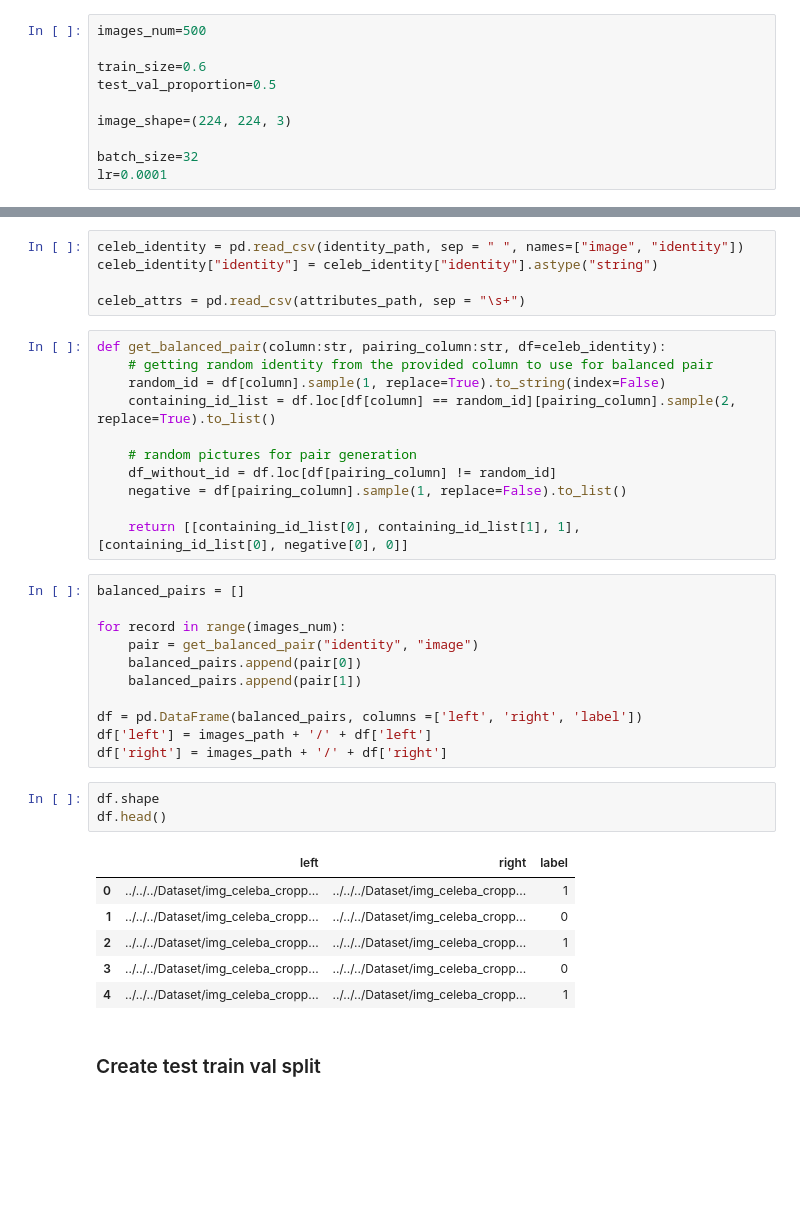
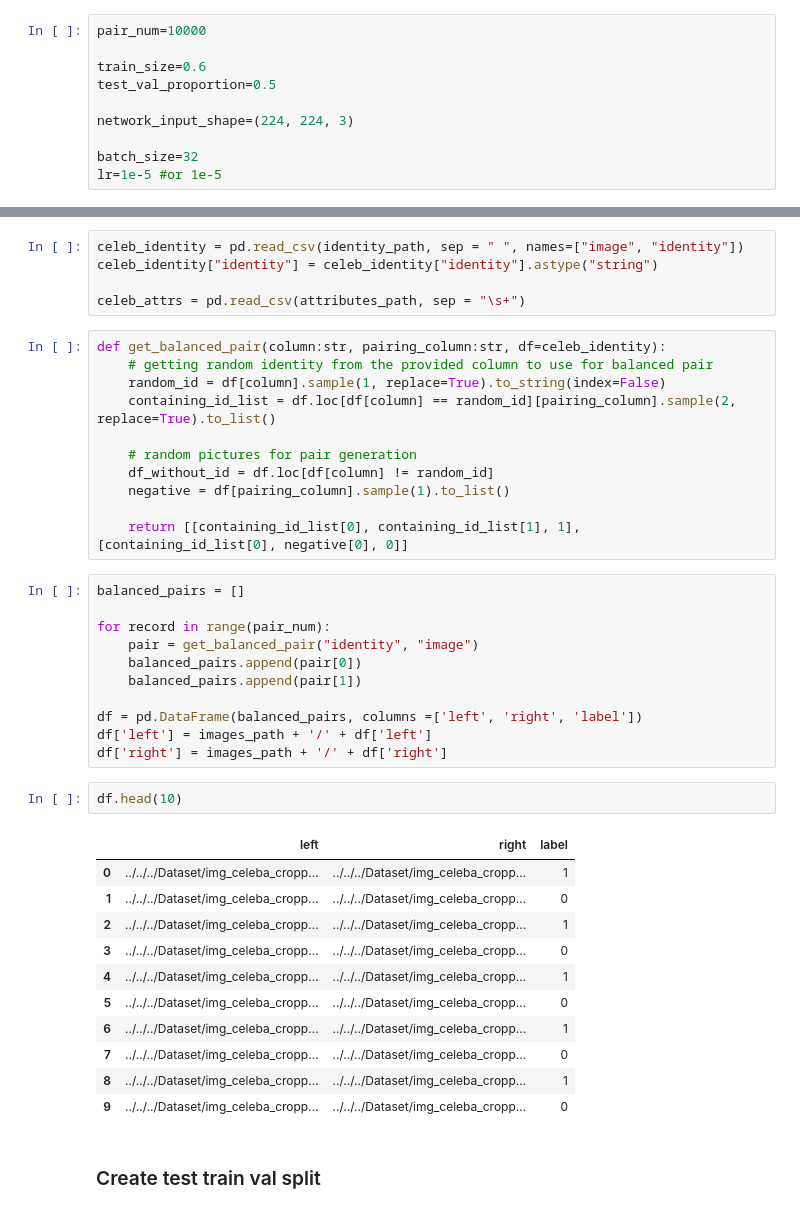
Before and after one commit to hrifanov/ml_project, a Jupyter notebook: Sprint_4/model/model_from_tensor_slices_v2.ipynb, the cells around one changed output, grey strips where cells are left out. Saved outputs shown, nothing was run; the diff lists cells and outputs as text; blank space fills up the shorter version.

```diff
--- a/Sprint_4/model/model_from_tensor_slices_v2.ipynb
+++ b/Sprint_4/model/model_from_tensor_slices_v2.ipynb
@@ -26,12 +28,12 @@ attributes_path = '../../../Dataset/list_attr_celeba.txt'
 # %% [markdown]
 ### Hyperparameters
 # %%
-images_num=500
+pair_num=10000
 
 train_size=0.6
 test_val_proportion=0.5
 
-image_shape=(224, 224, 3)
+network_input_shape=(224, 224, 3)
 
 batch_size=32
-lr=0.0001
+lr=1e-5 #or 1e-5
@@ -49,14 +57,14 @@ def get_balanced_pair(column:str, pairing_column:str, df=celeb_identity):
     containing_id_list = df.loc[df[column] == random_id][pairing_column].sample(2, replace=True).to_list()
 
     # random pictures for pair generation
-    df_without_id = df.loc[df[pairing_column] != random_id]
-    negative = df[pairing_column].sample(1, replace=False).to_list()
+    df_without_id = df.loc[df[column] != random_id]
+    negative = df[pairing_column].sample(1).to_list()
 
     return [[containing_id_list[0], containing_id_list[1], 1], [containing_id_list[0], negative[0], 0]]
 # %%
 balanced_pairs = []
 
-for record in range(images_num):
+for record in range(pair_num):
     pair = get_balanced_pair("identity", "image")
     balanced_pairs.append(pair[0])
     balanced_pairs.append(pair[1])
@@ -65,15 +73,19 @@ df = pd.DataFrame(balanced_pairs, columns =['left', 'right', 'label'])
 df['left'] = images_path + '/' + df['left']
 df['right'] = images_path + '/' + df['right']
 # %%
-df.shape
-df.head()
+df.head(10)
 # %% [output]
 |  | left | right | label |
 | 0 | ../../../Dataset/img_celeba_cropp... | ../../../Dataset/img_celeba_cropp... | 1 |
 | 1 | ../../../Dataset/img_celeba_cropp... | ../../../Dataset/img_celeba_cropp... | 0 |
 | 2 | ../../../Dataset/img_celeba_cropp... | ../../../Dataset/img_celeba_cropp... | 1 |
 | 3 | ../../../Dataset/img_celeba_cropp... | ../../../Dataset/img_celeba_cropp... | 0 |
 | 4 | ../../../Dataset/img_celeba_cropp... | ../../../Dataset/img_celeba_cropp... | 1 |
+| 5 | ../../../Dataset/img_celeba_cropp... | ../../../Dataset/img_celeba_cropp... | 0 |
+| 6 | ../../../Dataset/img_celeba_cropp... | ../../../Dataset/img_celeba_cropp... | 1 |
+| 7 | ../../../Dataset/img_celeba_cropp... | ../../../Dataset/img_celeba_cropp... | 0 |
+| 8 | ../../../Dataset/img_celeba_cropp... | ../../../Dataset/img_celeba_cropp... | 1 |
+| 9 | ../../../Dataset/img_celeba_cropp... | ../../../Dataset/img_celeba_cropp... | 0 |
 # %% [markdown]
 ### Create test train val split
 # %%
```
Also changed, not shown: parts of 35 cells of this notebook.
